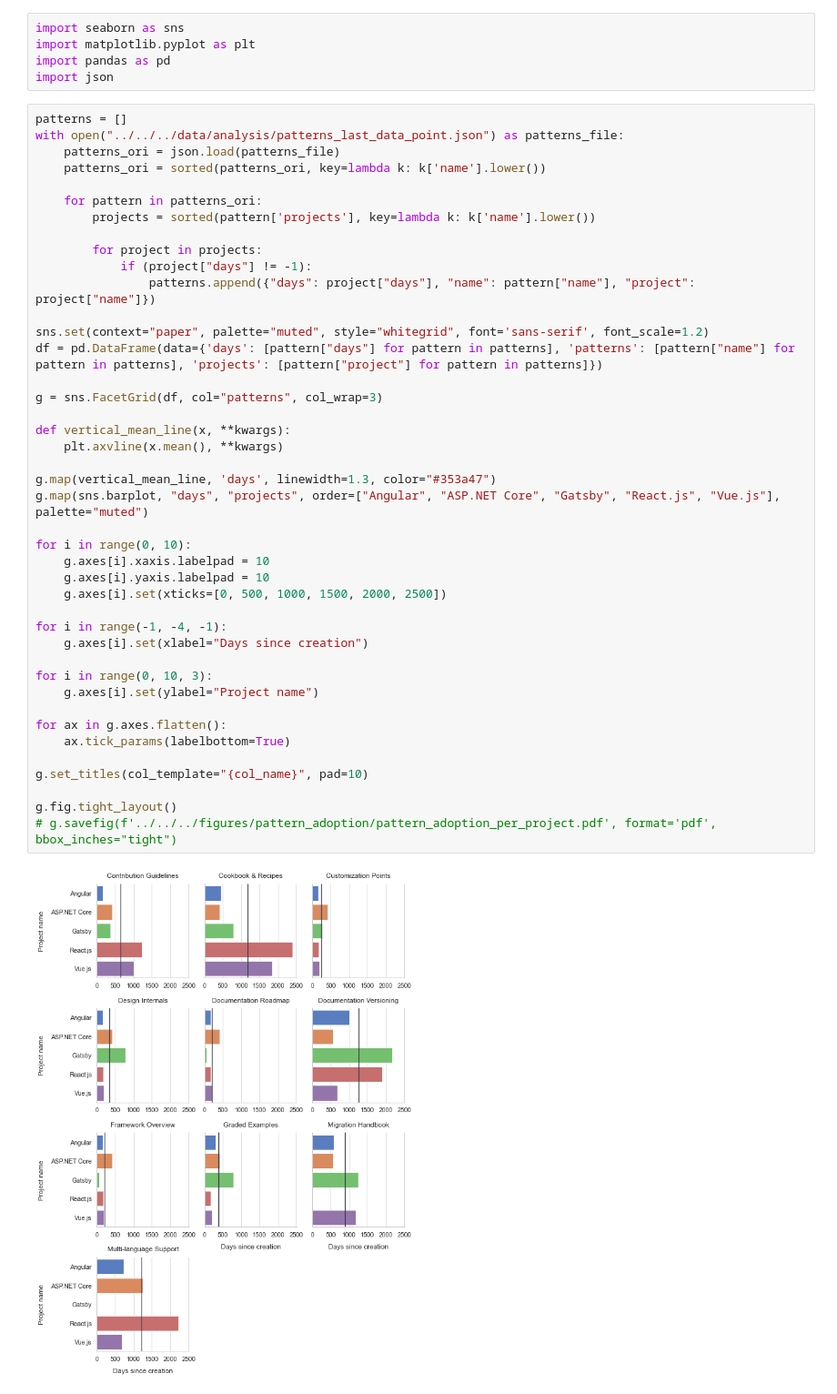
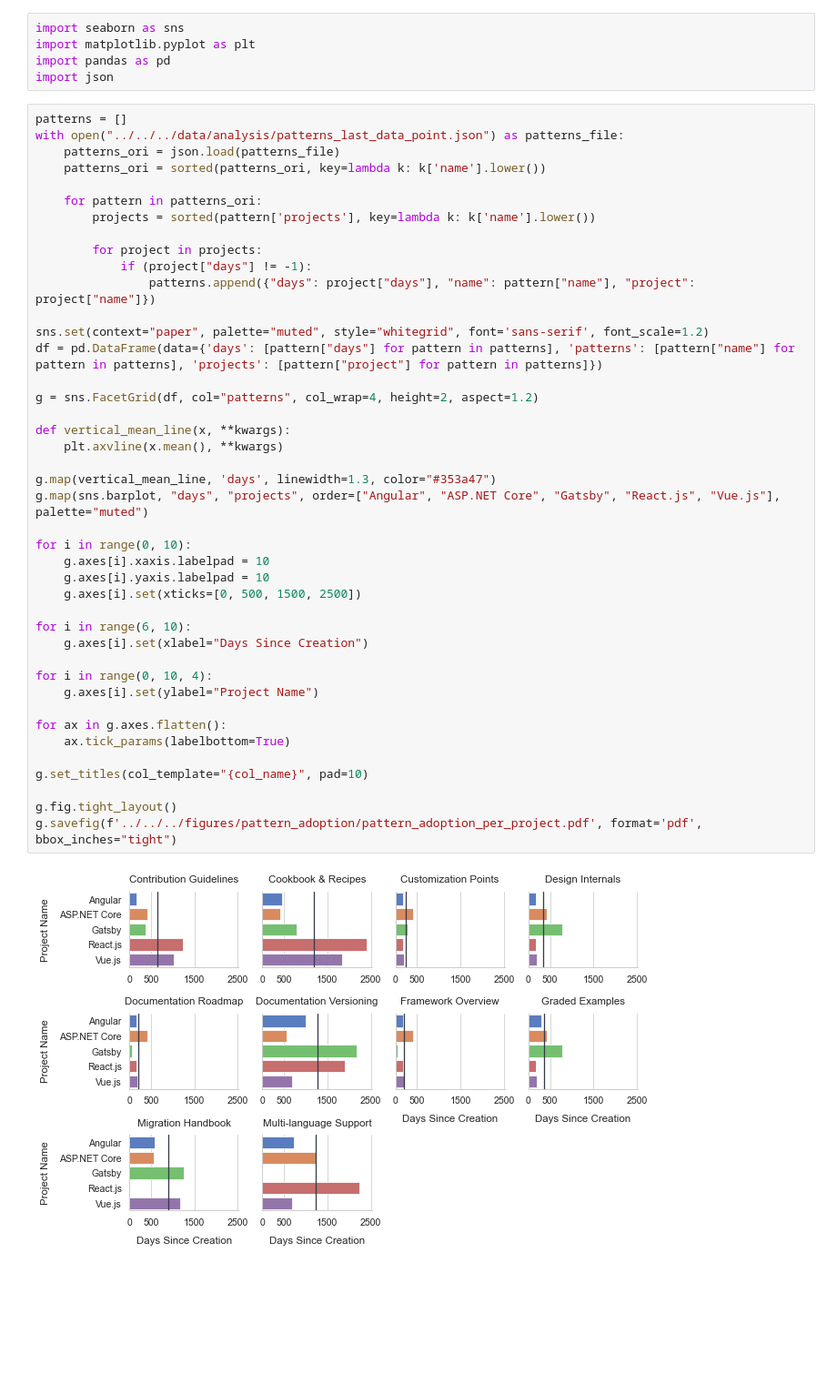
Before and after one commit to joaorafaelsantos/msc-thesis, a Jupyter notebook: notebooks/analysis/days/pattern_adoption_per_project.ipynb, the cells around one changed output. Shown at 91% size. Cells and saved outputs as stored; diff of their text form; blank space fills up the shorter version.

```diff
--- a/notebooks/analysis/days/pattern_adoption_per_project.ipynb
+++ b/notebooks/analysis/days/pattern_adoption_per_project.ipynb
@@ -12,38 +12,38 @@ with open("../../../data/analysis/patterns_last_data_point.json") as patterns_fi
     for pattern in patterns_ori:
         projects = sorted(pattern['projects'], key=lambda k: k['name'].lower())
 
         for project in projects:
             if (project["days"] != -1):
                 patterns.append({"days": project["days"], "name": pattern["name"], "project": project["name"]})
 
 sns.set(context="paper", palette="muted", style="whitegrid", font='sans-serif', font_scale=1.2)
 df = pd.DataFrame(data={'days': [pattern["days"] for pattern in patterns], 'patterns': [pattern["name"] for pattern in patterns], 'projects': [pattern["project"] for pattern in patterns]})
 
-g = sns.FacetGrid(df, col="patterns", col_wrap=3)
+g = sns.FacetGrid(df, col="patterns", col_wrap=4, height=2, aspect=1.2)
 
 def vertical_mean_line(x, **kwargs):
     plt.axvline(x.mean(), **kwargs)
 
 g.map(vertical_mean_line, 'days', linewidth=1.3, color="#353a47")
 g.map(sns.barplot, "days", "projects", order=["Angular", "ASP.NET Core", "Gatsby", "React.js", "Vue.js"], palette="muted")
 
 for i in range(0, 10):
     g.axes[i].xaxis.labelpad = 10
     g.axes[i].yaxis.labelpad = 10
-    g.axes[i].set(xticks=[0, 500, 1000, 1500, 2000, 2500])
+    g.axes[i].set(xticks=[0, 500, 1500, 2500])
 
-for i in range(-1, -4, -1):
-    g.axes[i].set(xlabel="Days since creation")
+for i in range(6, 10):
+    g.axes[i].set(xlabel="Days Since Creation")
 
-for i in range(0, 10, 3):
-    g.axes[i].set(ylabel="Project name")
+for i in range(0, 10, 4):
+    g.axes[i].set(ylabel="Project Name")
 
 for ax in g.axes.flatten():
     ax.tick_params(labelbottom=True)
 
 g.set_titles(col_template="{col_name}", pad=10)
 
 g.fig.tight_layout()
-# g.savefig(f'../../../figures/pattern_adoption/pattern_adoption_per_project.pdf', format='pdf', bbox_inches="tight")
+g.savefig(f'../../../figures/pattern_adoption/pattern_adoption_per_project.pdf', format='pdf', bbox_inches="tight")
 # %% [output]
-[figure, old version]
+[figure, new version]
```
Also changed, not shown: 9 other files.
